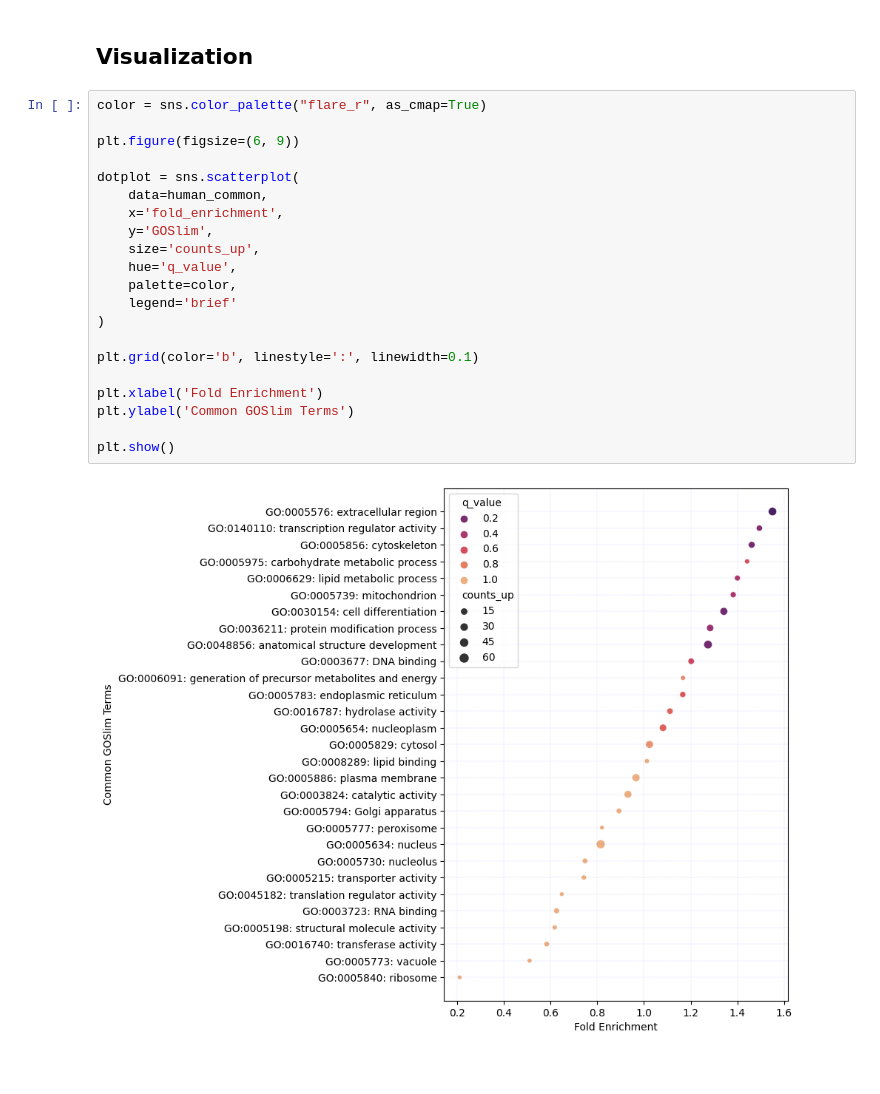
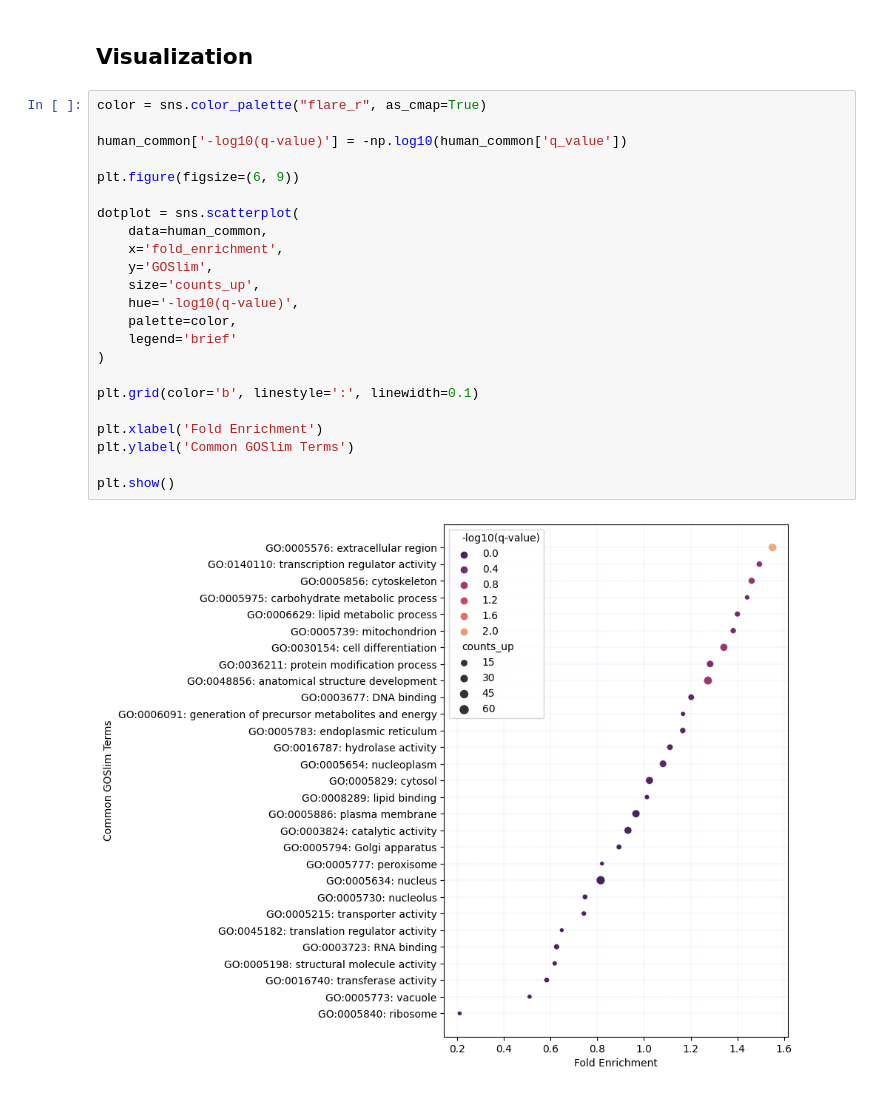
Before and after one commit to yonezawa-sora/pycircos_comaparative_species, a Jupyter notebook: goslim_enrichment/goslim_enrichment.ipynb, the cells around one changed output. Cells and saved outputs as stored; diff of their text form.

Commit message:
add -log10(q-value)

```diff
--- a/goslim_enrichment/goslim_enrichment.ipynb
+++ b/goslim_enrichment/goslim_enrichment.ipynb
@@ -445,26 +445,28 @@ See the caveats in the documentation: https://pandas.pydata.org/pandas-docs/stab
 ## Visualization
 # %%
 color = sns.color_palette("flare_r", as_cmap=True)
+
+human_common['-log10(q-value)'] = -np.log10(human_common['q_value'])
 
 plt.figure(figsize=(6, 9))
 
 dotplot = sns.scatterplot(
     data=human_common,
     x='fold_enrichment',
     y='GOSlim',
     size='counts_up',
-    hue='q_value',
+    hue='-log10(q-value)',
     palette=color,
     legend='brief'
 )
 
 plt.grid(color='b', linestyle=':', linewidth=0.1)
 
 plt.xlabel('Fold Enrichment')
 plt.ylabel('Common GOSlim Terms')
 
 plt.show()
 # %% [output]
-[figure, old version]
+[figure, new version]
 # %%
 color = sns.color_palette("flare_r", as_cmap=True)
```
Also changed, not shown: parts of 1 cell of this notebook.
